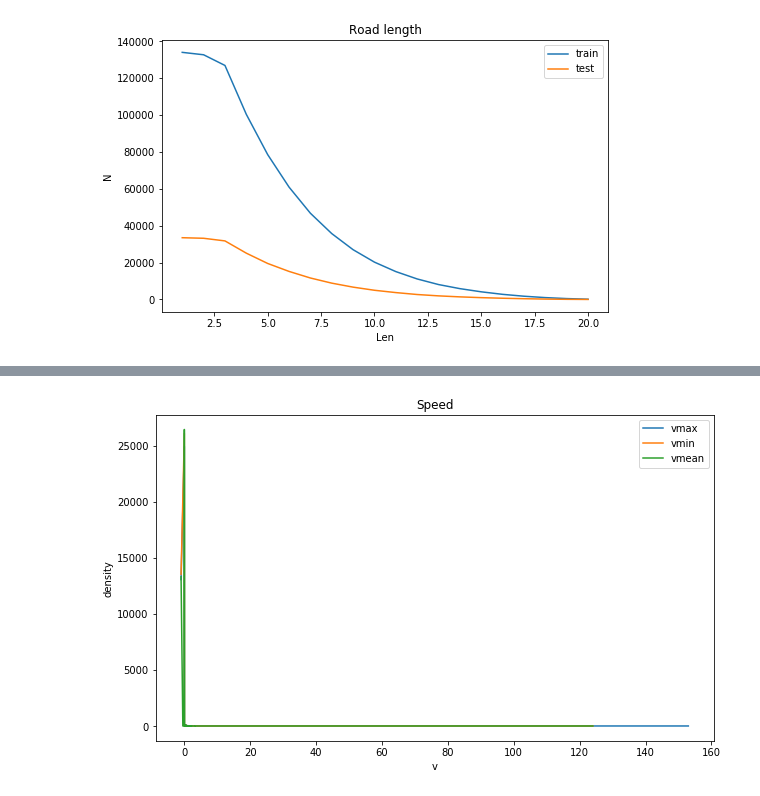
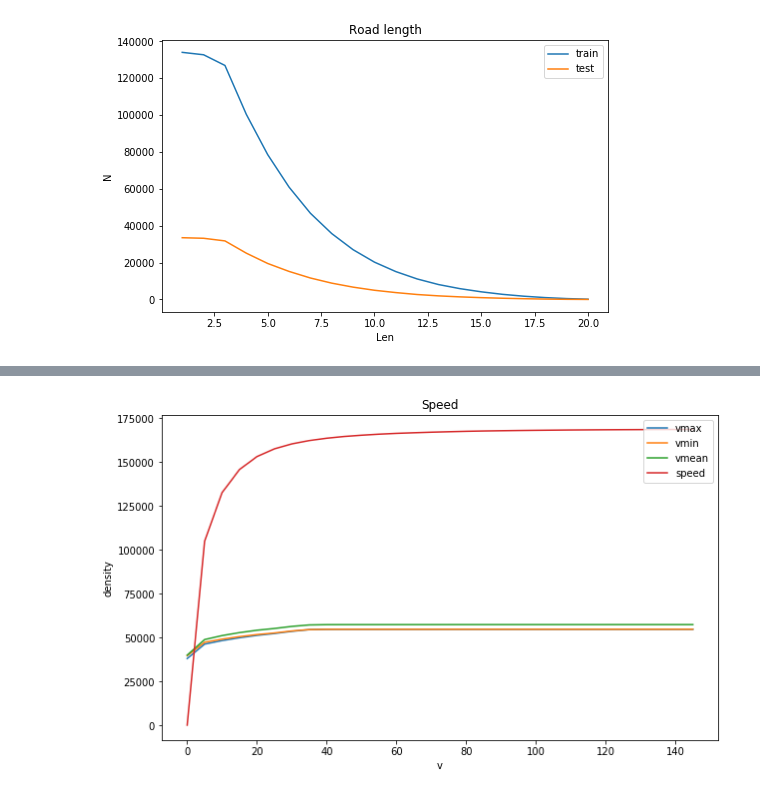
Before and after one commit to jkpawlowski96/EY_smartcity, a Jupyter notebook: EY.ipynb, the cells around one changed output, grey strips where cells are left out. Drawn from its saved outputs; the diff is of its cells as text; code cells hidden in the pictures.

```diff
--- a/EY.ipynb
+++ b/EY.ipynb
@@ -369,25 +355,0 @@ new_col_density(train)
-# %%
-import matplotlib.pyplot as plt
-import matplotlib.patches as patches
-
-data=train[['x_entry','y_entry']]
-data['c']=train_c
-
-fig, ax = plt.subplots()
-fig.set_figheight(10)
-fig.set_figwidth(16)
-
-# Plot
-for c in labels:
-    ax.scatter(data[data.c==c].x_entry.values,data[data.c==c].y_entry.values,s=.05, alpha=0.5)
-
-# Create a Rectangle patch
-rect = patches.Rectangle((3750901.5068,-19268905.6133),3770901.5068-3750901.5068,19268905.6133-19208905.6133,linewidth=2,edgecolor='y',facecolor='none')
-
-# Add the patch to the Axes
-ax.add_patch(rect)
-
-ax.set(xlabel='x', ylabel='y',
-       title='Entry map')
-
-plt.show()
@@ -473,30 +475,28 @@ test[:10]
 # %%
 fig, ax = plt.subplots()
 fig.set_figheight(6)
 fig.set_figwidth(10)
 
 X=[]
 Y=[]
 df=test
-for col in ['vmax','vmin','vmean']:
-    V=df[col].unique()
-    V=list(V)
-    V.sort(reverse = False)
+for col in ['vmax','vmin','vmean','speed']:
+    V=range(0,150,5)
 
     X=[]
     Y=[]
     for v in V:
-        c=df[df[col]==v][col].count()
+        c=df[df[col]<=v][col].count()
         X.append(v)
         Y.append(c)
     ax.plot(X,Y,label=col)
 
 
 
 
 ax.set(xlabel='v', ylabel='density',
        title='Speed')
 ax.legend(loc="upper right", markerscale=2, scatterpoints=1, fontsize=10)
 plt.show()
 # %% [output]
-[figure, old version]
+[figure, new version]
```
Also changed, not shown: parts of 19 cells of this notebook, 4 other files.
